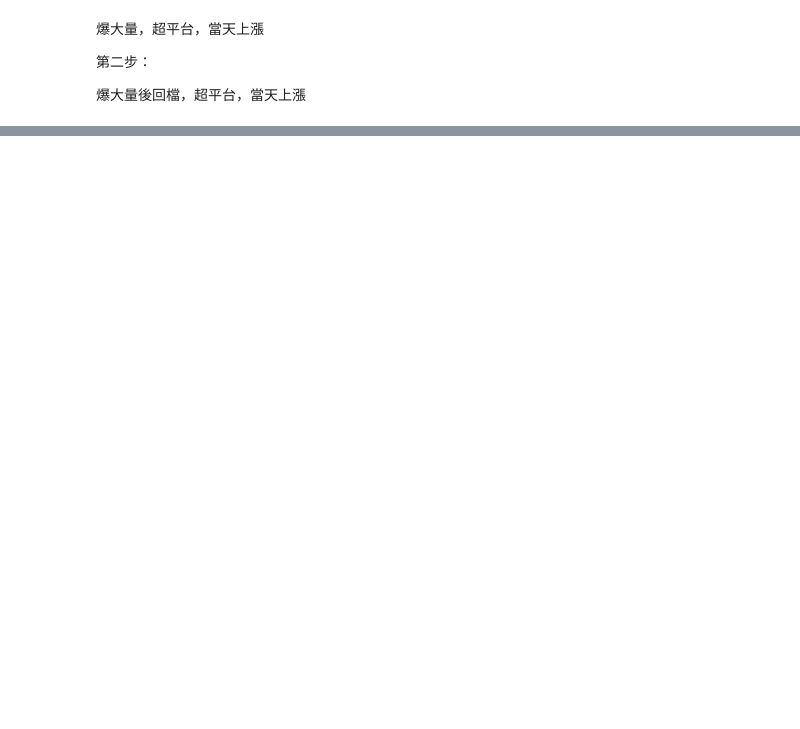
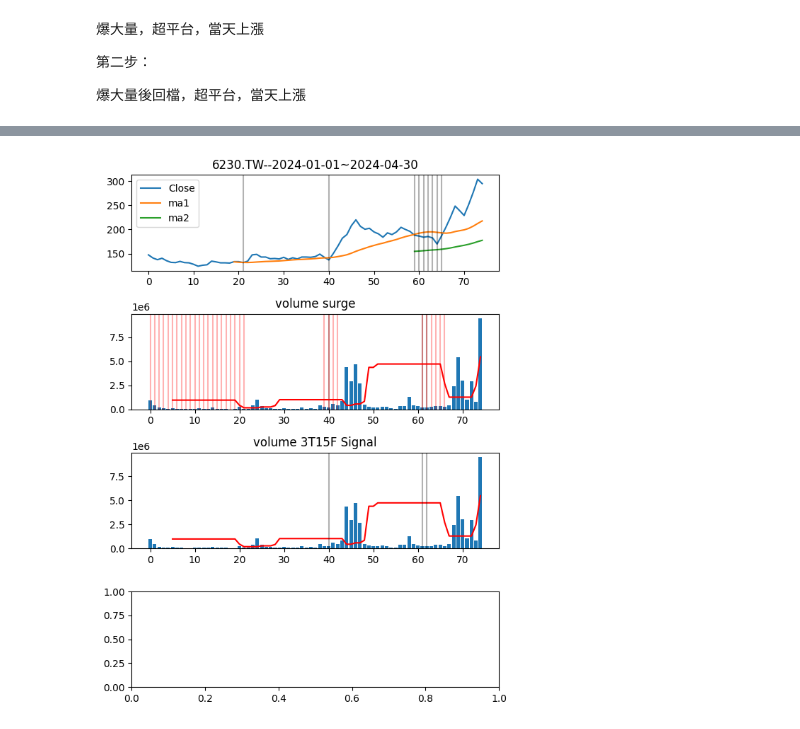
Before and after one commit to tsungyou/Money, a Jupyter notebook: tw-stock-screener/test.ipynb, the cells around one changed output, grey strips where cells are left out. Cells and saved outputs as stored; diff of their text form; code cells hidden in the pictures; blank space fills up the shorter version.

Commit message:
surge and correction strat

```diff
--- a/tw-stock-screener/test.ipynb
+++ b/tw-stock-screener/test.ipynb
@@ -133,0 +64,77 @@ Rows where 20 consecutive False values occur:
+# %%
+import yfinance as yf
+import pandas as pd
+import matplotlib.pyplot as plt
+import numpy as np
+fig, ax = plt.subplots(4, 1, figsize=(6, 8))
+start = '2024-01-01'
+end = "2024-04-30"
+stock = "6230.TW"
+price_ma1 = 20
+price_ma2 = 60
+df = yf.download(stock, start=start, end=end, interval='1d', progress=0)
+df['day_count'] = np.arange(0, len(df))
+
+"""Columns
+day_count, [default]
+price_max20, price_ma20, price_ma60, price_ma20_low, price_ma60_low
+vol_max20, vol_max20_shift5
+"""
+
+df['price_max20'] = df['Close'].rolling(window=20, min_periods=1).max()
+df[f'price_ma{price_ma1}'] = df['Close'].rolling(window=price_ma1).mean()
+df[f'price_ma{price_ma2}'] = df['Close'].rolling(window=price_ma2).mean()
+df[f'price_ma{price_ma1}_low'] = df['Close'] < df[f"price_ma{price_ma1}"]
+df[f'price_ma{price_ma2}_low'] = df['Close'] < df[f"price_ma{price_ma2}"]
+
+# detact volume surge
+df['vol_max20'] = df['Volume'].rolling(window=15, min_periods=1).max()
+df['vol_max20_shift5'] = df['vol_max20'].shift(5)
+df['vol_max20_shift5_over'] = df['Volume'] > df['vol_max20_shift5']
+# detact volume correction
+# 三天爆大量，接下來15/20天未爆大量
+df['vol_step1'] = df['vol_max20_shift5_over'].rolling(window=3, min_periods=1).apply(lambda x: all(x == True))
+df['vol_step1'] = df['vol_step1'].shift(15)
+df['vol_step2'] = df['vol_max20_shift5_over'].rolling(window=15, min_periods=1).apply(lambda x: all(x == False)).shift(-1)
+df['vol_3T15F'] = (df['vol_step1'] == True) & (df['vol_step2'] == True)
+
+ax[2].bar(df['day_count'], df['Volume'])
+ax[2].plot(df['day_count'], df['vol_max20_shift5'], color='r')
+
+for dates in df[df["vol_3T15F"] == 1]['day_count']:
+    ax[2].axvline(dates, color='black', alpha=0.3)
+# ==================================================================
+
+ax[0].set_title(f"{stock}--{start}~{end}")
+ax[0].plot(df['day_count'], df['Close'], label='Close')
+ax[0].plot(df['day_count'], df[f'price_ma{price_ma1}'], label='ma1')
+ax[0].plot(df['day_count'], df[f'price_ma{price_ma2}'], label='ma2')
+
+for dates in df[df[f'price_ma{price_ma1}_low'] == 1]['day_count']:
+    ax[0].axvline(dates, color='black', alpha=0.3)
+
+for dates in df[df['vol_step1'] == 1]['day_count']:
+    ax[1].axvline(dates, color='black', alpha=0.3)
+for dates in df[df['vol_step2'] == 1]['day_count']:
+    ax[1].axvline(dates, color='red', alpha=0.3)
+
+
+ax[0].legend()
+
+ax[1].bar(df['day_count'], df['Volume'])
+ax[1].plot(df['day_count'], df['vol_max20_shift5'], color='r')
+
+
+df['returns'] = df['Close'].pct_change()
+# df['returns_0'] = df['returns'] > 0
+# df['signal_vol_return'] = (df['vol_max20_shift5_over'] == True) & (df['returns_0'])
+# ax[2].bar(df['day_count'], df['Volume'])
+# for dates in df[df['signal_vol_return'] == 1]['day_count']:
+#     ax[2].axvline(dates, color='green', alpha=0.3)
+
+ax[1].set_title("volume surge")
+ax[2].set_title("volume 3T15F Signal")
+
+plt.tight_layout()
+# %% [output]
+[figure, added]
```
Also changed, not shown: parts of 5 cells of this notebook, 1 other file.
